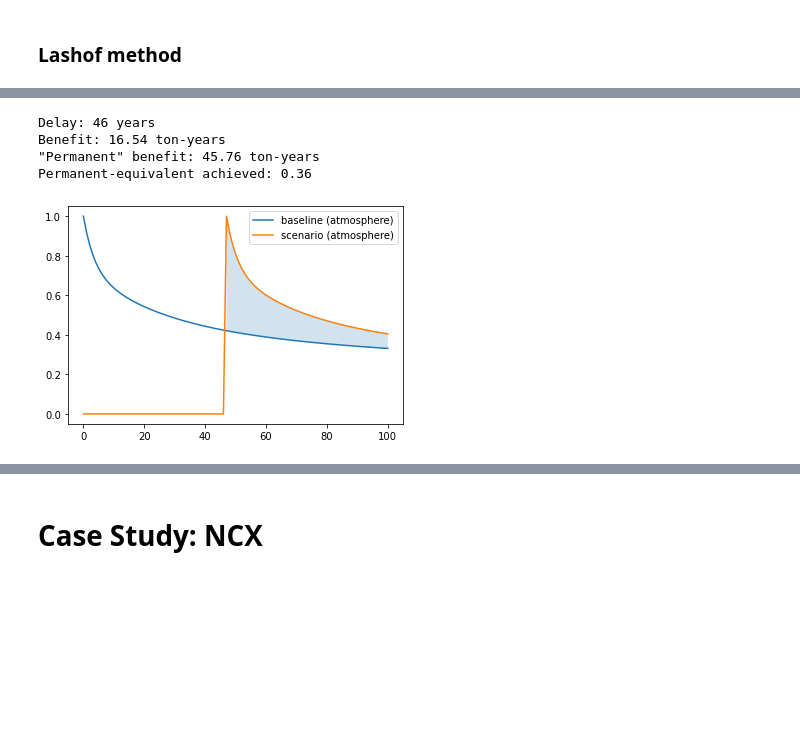
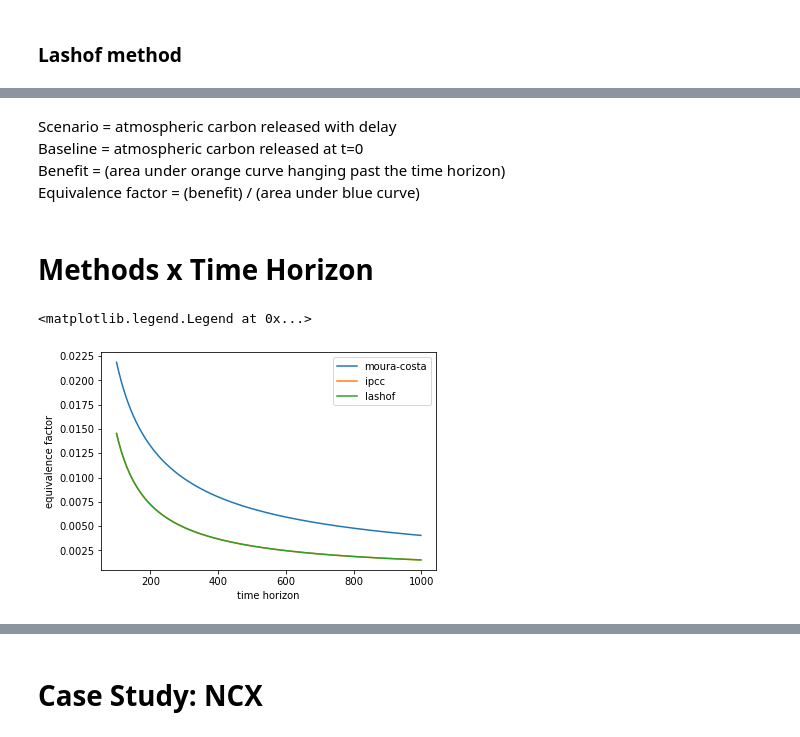
Before and after one commit to carbonplan/notebooks, a Jupyter notebook: ton-year/ton-year.ipynb, the cells around one changed output, grey strips where cells are left out. Saved outputs shown, nothing was run; the diff lists cells and outputs as text; code cells hidden in the pictures; blank space fills up the shorter version.

```diff
--- a/ton-year/ton-year.ipynb
+++ b/ton-year/ton-year.ipynb
@@ -210,13 +285,35 @@ def ipcc(time_horizon, baseline, delay, scale=1, discount_rate=0):
-# %%
-i = ipcc(time_horizon, baseline, delay)
-print_benefit_report(delay, i['benefit'], i['baseline_benefit'], discount_rate)
-plot = plt.plot(i['baseline'], label="baseline (atmosphere)")
-plot = plt.plot(i['scenario'], label="scenario (atmosphere)")
-plot = plt.fill_between(i['t'], i['baseline'], i['scenario'], where=np.array(i['scenario']) > np.array(i['baseline']), alpha=0.2)
-plot = plt.legend()
-# %% [output]
-Delay: 46 years
-Benefit: 16.54 ton-years
-"Permanent" benefit: 45.76 ton-years
-Permanent-equivalent achieved: 0.36
-[figure, removed]
+# %% [markdown]
+Scenario = atmospheric carbon released with delay <br/>
+Baseline = atmospheric carbon released at t=0 <br/>
+Benefit = (area under orange curve hanging past the time horizon) <br/>
+Equivalence factor = (benefit) / (area under blue curve)<br/>
+# %% [markdown]
+# Methods x Time Horizon
+# %%
+#time_horizon = 100
+delay = 1
+baseline = ipcc_2000
+scale = 1
+discount_rate = 0
+
+t = np.arange(100,1000)
+equivalence_m = []
+equivalence_i = []
+equivalence_l = []
+for time_horizon in t:
+    m = moura_costa(time_horizon, baseline, delay, scale, discount_rate)
+    i = ipcc(time_horizon, baseline, delay, scale, discount_rate)
+    l = lashof(time_horizon, baseline, delay, scale, discount_rate)
+    equivalence_m.append(m['equivalence_factor'])
+    equivalence_i.append(i['equivalence_factor'])
+    equivalence_l.append(l['equivalence_factor'])
+
+plt.plot(t, equivalence_m, label="moura-costa")
+plt.plot(t, equivalence_i, label="ipcc")
+plt.plot(t, equivalence_l, label="lashof")
+plt.xlabel('time horizon')
+plt.ylabel('equivalence factor')
+plt.legend()
+# %% [output]
+<matplotlib.legend.Legend at 0x...>
+[figure, added]
```
Also changed, not shown: parts of 47 cells of this notebook.
